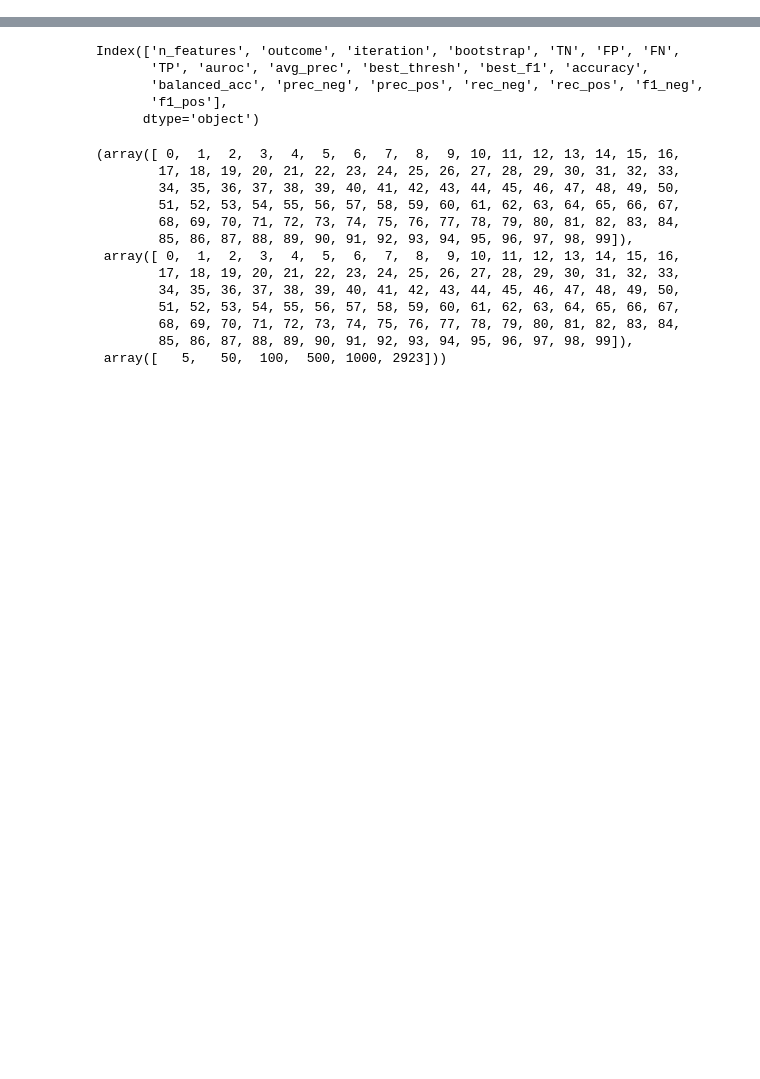
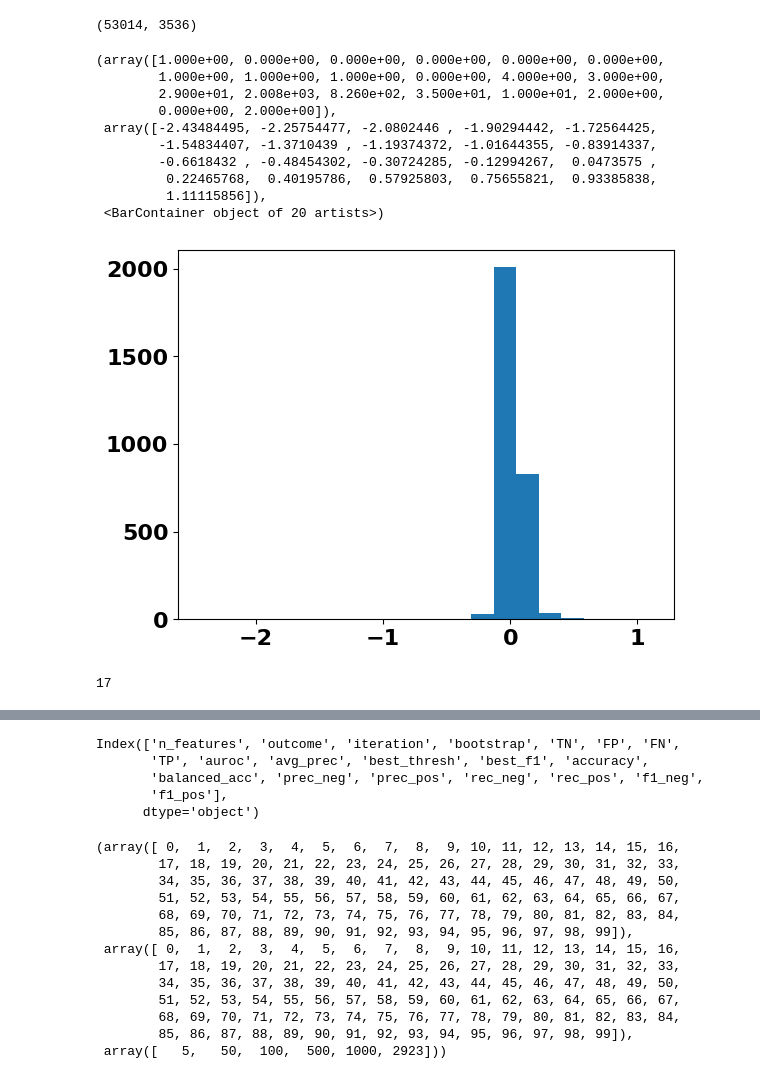
Before and after one commit to RandallJEllis/rfb, a Jupyter notebook: all_outcomes/rfb.ipynb, the cells around one changed output, grey strips where cells are left out. Cells and saved outputs as stored; diff of their text form; code cells hidden in the pictures; blank space fills up the shorter version.

```diff
--- a/all_outcomes/rfb.ipynb
+++ b/all_outcomes/rfb.ipynb
@@ -43,0 +178,25 @@ res.head()
+# %%
+df = pd.read_parquet(f'../../tidy_data/all_outcomes/proteomics_first_occurrences.parquet')
+# %%
+df.shape
+# %% [output]
+(53014, 3536)
+# %%
+prot = df.iloc[:, 1:2924]
+# %%
+pmeans = np.mean(prot, axis=0)
+pstds = np.std(prot, axis=0)
+# %%
+plt.hist(pmeans, bins=20)
+# %% [output]
+(array([1.000e+00, 0.000e+00, 0.000e+00, 0.000e+00, 0.000e+00, 0.000e+00,
+        1.000e+00, 1.000e+00, 1.000e+00, 0.000e+00, 4.000e+00, 3.000e+00,
+        2.900e+01, 2.008e+03, 8.260e+02, 3.500e+01, 1.000e+01, 2.000e+00,
+        0.000e+00, 2.000e+00]),
+ array([-2.43484495, -2.25754477, -2.0802446 , -1.90294442, -1.72564425,
+        -1.54834407, -1.3710439 , -1.19374372, -1.01644355, -0.83914337,
+        -0.6618432 , -0.48454302, -0.30724285, -0.12994267,  0.0473575 ,
+         0.22465768,  0.40195786,  0.57925803,  0.75655821,  0.93385838,
+         1.11115856]),
+ <BarContainer object of 20 artists>)
+[figure, added]
@@ -43,0 +218,4 @@ res.head()
+# %%
+yes_count
+# %% [output]
+17
```
Also changed, not shown: parts of 52 cells of this notebook, 9 other files.
